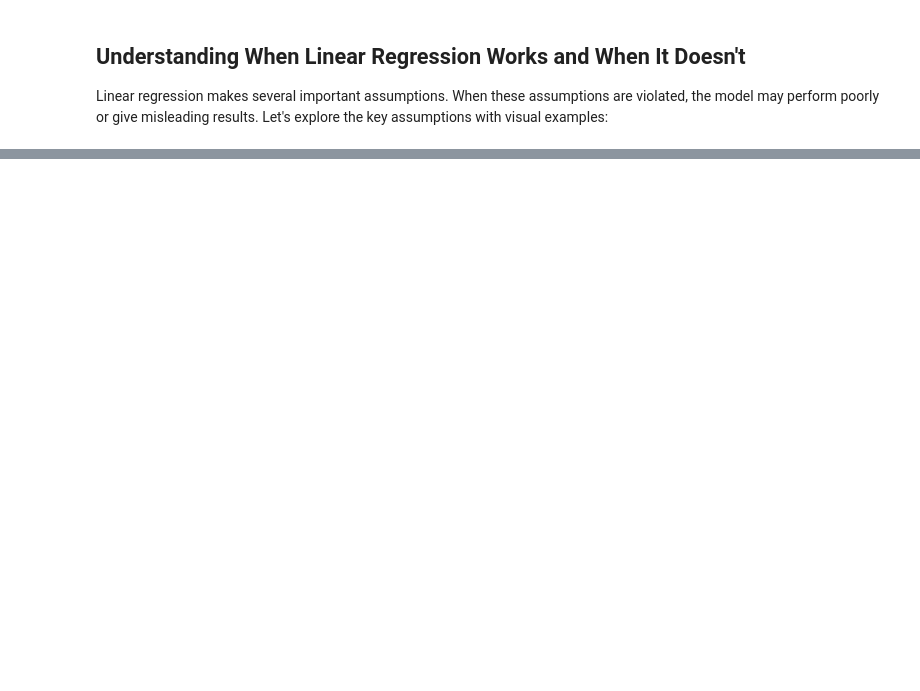
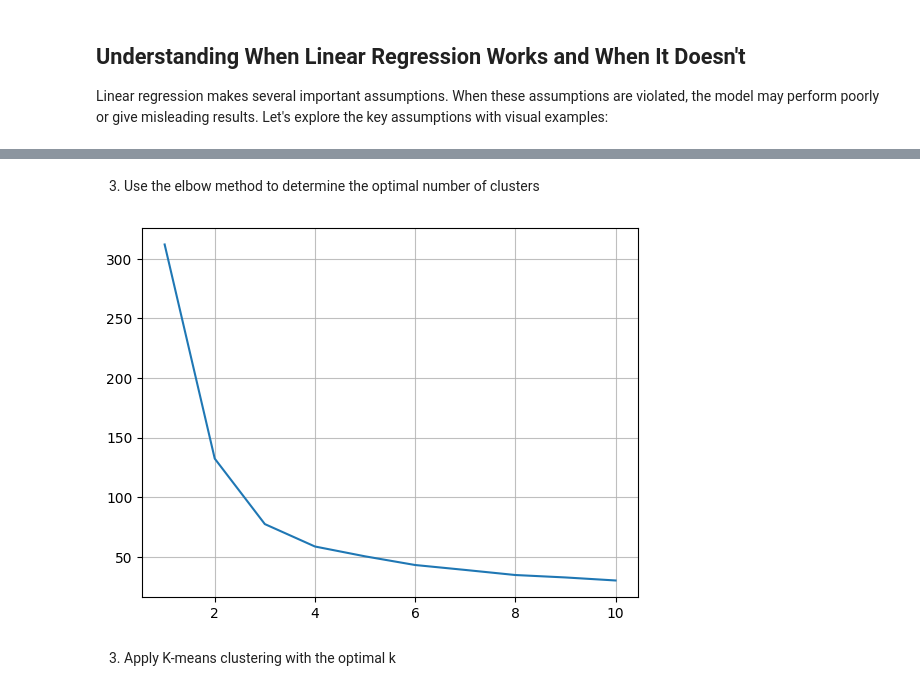
Before and after one commit to KubaJerz/VLab_AI_ML_Training, a Jupyter notebook: summer25-workshop/01clusters_and_regression.ipynb, the cells around one changed output, grey strips where cells are left out. Drawn from its saved outputs; the diff is of its cells as text; code cells hidden in the pictures; blank space fills up the shorter version.

```diff
--- a/summer25-workshop/01clusters_and_regression.ipynb
+++ b/summer25-workshop/01clusters_and_regression.ipynb
@@ -948,0 +407,3 @@ Regression finds the best mathematical relationship between an **input variable*
+# %%
+kmeans = KMeans(n_clusters=3, random_state=42, n_init=5)
+res  = kmeans.fit(X)
@@ -1553,0 +822,12 @@ Testing set: 10 observations
+# %%
+# Generate student performance data
+np.random.seed(456)
+
+# Profile 1: High achievers
+high_achievers = np.random.multivariate_normal([85, 90, 88], [[25, 10, 15], [10, 20, 12], [15, 12, 30]], 40)
+
+# Profile 2: Steady performers
+steady_performers = np.random.multivariate_normal([70, 75, 72], [[20, 5, 8], [5, 25, 10], [8, 10, 20]], 35)
+
+# Profile 3: Test anxious (good homework, poor exams)
+test_anxious = np.random.multivariate_normal([80, 60, 70], [[15, -5, 5], [-5, 30, 0], [5, 0, 25]], 30)
@@ -1553,0 +838,4 @@ Testing set: 10 observations
+# %%
+all_students = np.vstack([high_achievers, steady_performers, test_anxious]) #, inconsistent])
+np.clip(all_students, 0, 100, out=all_students)  # Keep scores in 0-100 range
+student_df = pd.DataFrame(all_students, columns=['homework_avg', 'exam_avg', 'participation'])
@@ -1553,0 +844,10 @@ Testing set: 10 observations
+# %%
+standard_student_df = student_df.copy()
+print(f"Pre Normalization:\n{student_df.head()}")
+
+standard_student_df['homework_avg'] = (student_df['homework_avg'] - student_df['homework_avg'].mean()) / student_df['homework_avg'].std()
+standard_student_df['exam_avg'] = (student_df['exam_avg'] - student_df['exam_avg'].mean()) / student_df['exam_avg'].std()
+standard_student_df['participation'] = (student_df['participation'] - student_df['participation'].mean()) / student_df['participation'].std()
+
+
+print(f"Post Normalization:\n{standard_student_df.head()}")
@@ -1553,0 +869,18 @@ Testing set: 10 observations
+# %% [markdown]
+3. Use the elbow method to determine the optimal number of clusters
+# %%
+inertias = []
+
+for k in range(1,11): # Try k's ranging from 1-10.
+    kmeans = KMeans(n_clusters=k, random_state=42, n_init=5)
+    kmeans.fit(standard_student_df)
+    inertias.append(kmeans.inertia_)
+
+inertias
+plt.plot(range(1,11), inertias)
+plt.grid(alpha=0.8)
+plt.show()
+# %% [output]
+[figure, added]
+# %% [markdown]
+3. Apply K-means clustering with the optimal k
```
Also changed, not shown: parts of 113 cells of this notebook, 3 other files.
